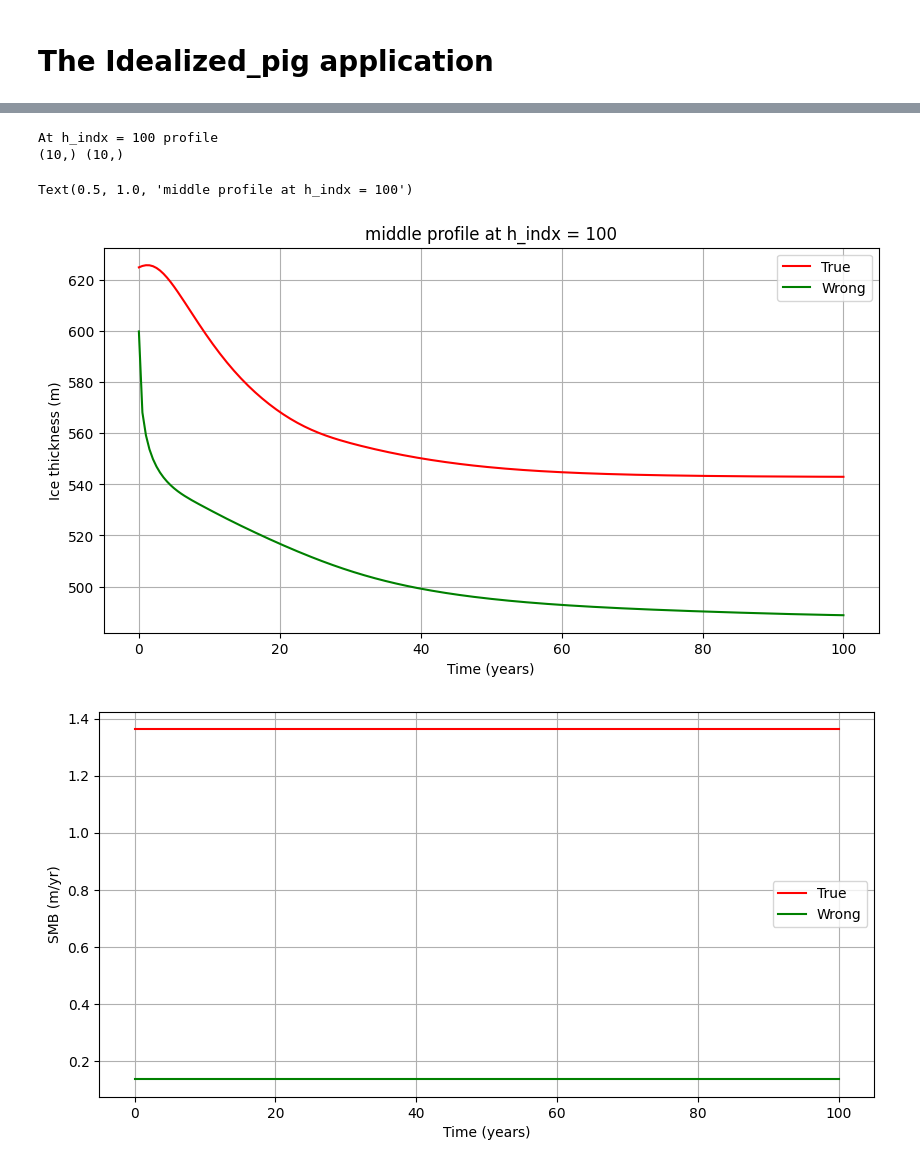
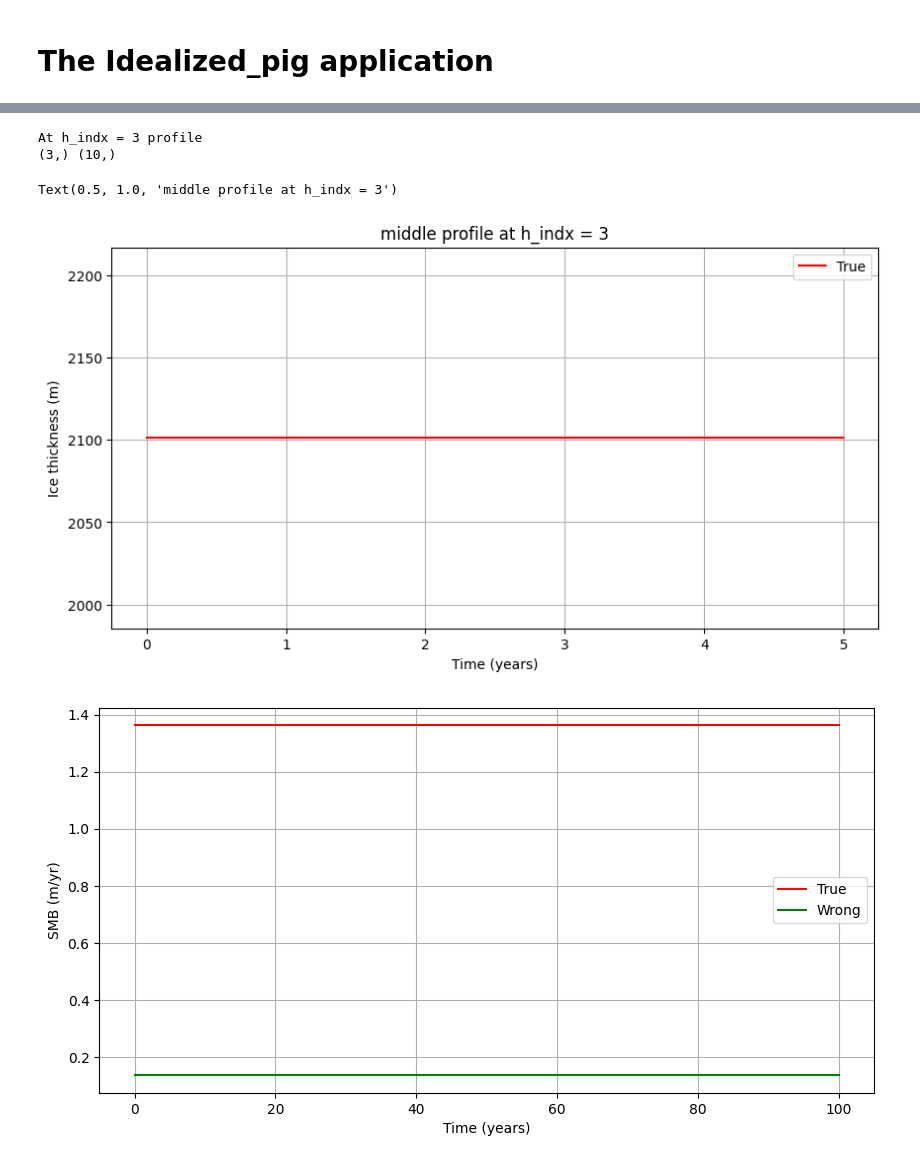
Before and after one commit to ICESEE-project/ICESEE, a Jupyter notebook: applications/icepack_model/examples/idealized_pig/read_results.ipynb, the cells around one changed output, grey strips where cells are left out. Cells and saved outputs as stored; diff of their text form; code cells hidden in the pictures.

Commit message:
WIP: implementing flowline profile plotting into ICESEE

```diff
--- a/applications/icepack_model/examples/idealized_pig/read_results.ipynb
+++ b/applications/icepack_model/examples/idealized_pig/read_results.ipynb
@@ -76,7 +78,7 @@ else:
 # %%
 with h5py.File('_modelrun_datasets/true_nurged_states.h5', 'r') as f:
     ensemble_true_state = f['true_state'][:]
-    ensemble_nurged_state = f['nurged_state'][:]
+    #ensemble_nurged_state = f['nurged_state'][:]
 
 with h5py.File('_modelrun_datasets/synthetic_obs.h5','r') as f:
     w = f['hu_obs'][:]
@@ -86,47 +88,48 @@ with h5py.File('_modelrun_datasets/synthetic_obs.h5','r') as f:
 
 nt = ensemble_true_state.shape[1]; num_steps = nt-1
 ndim = ensemble_true_state.shape[0]
-hdim = ndim//4 # [h,u,v,smb]
+hdim = ndim//5 # [h,u,v s,basal_melt_rate]
 
 # plot the ensemble_true_state and ensemble_nurged_state
 htrue = ensemble_true_state[:hdim,:]
-hnurge = ensemble_nurged_state[:hdim,:]
+#hnurge = ensemble_nurged_state[:hdim,:]
 
 # define profile flag
 profile_flag = "middle" # begining, middle, end, random
 # h_indx = 0 # first profile
 # h_indx = htrue.shape[1]//2 # middle profile
 # h_indx = htrue.shape[1]-1 # last profile
 # h_indx = np.random.randint(htrue.shape[1])  # random profile
 if profile_flag == "begining":
     h_indx = 0 # first profile
 elif profile_flag == "middle":
     h_indx = htrue.shape[1]//2
 elif profile_flag == "end":
     h_indx = htrue.shape[1]-1
 elif profile_flag == "random":
     h_indx = np.random.randint(htrue.shape[1])
 
 print(f"At h_indx = {h_indx} profile ")
 
 h_true = htrue[h_indx,:]
-h_nurged = hnurge[h_indx,:]
+#h_nurged = hnurge[h_indx,:]
 
 plt.figure(figsize=(10,5))
-plt.plot(t,h_true,'r',label='True')
-plt.plot(t,h_nurged,'g',label='Wrong')
+#plt.plot(t,h_true,'r',label='True')
+plt.plot(h_true,'r',label='True')
+#plt.plot(t,h_nurged,'g',label='Wrong')
 obs = w[h_indx,:]; print(obs.shape,t[ind_m].shape)
 # plt.plot(t[ind_m],obs,'kx',label="Observations")
 plt.xlabel('Time (years)')
 plt.ylabel('Ice thickness (m)')
 plt.legend()
 plt.grid()
 plt.title(f"{profile_flag} profile at h_indx = {h_indx}")
 # %% [output]
-At h_indx = 100 profile
-(10,) (10,)
+At h_indx = 3 profile
+(3,) (10,)
-Text(0.5, 1.0, 'middle profile at h_indx = 100')
+Text(0.5, 1.0, 'middle profile at h_indx = 3')
-[figure, old version]
+[figure, new version]
 # %%
 # extract smb
 smbtrue = ensemble_true_state[3*hdim:,:]
```
Also changed, not shown: parts of 2 cells of this notebook, 4 other files.
